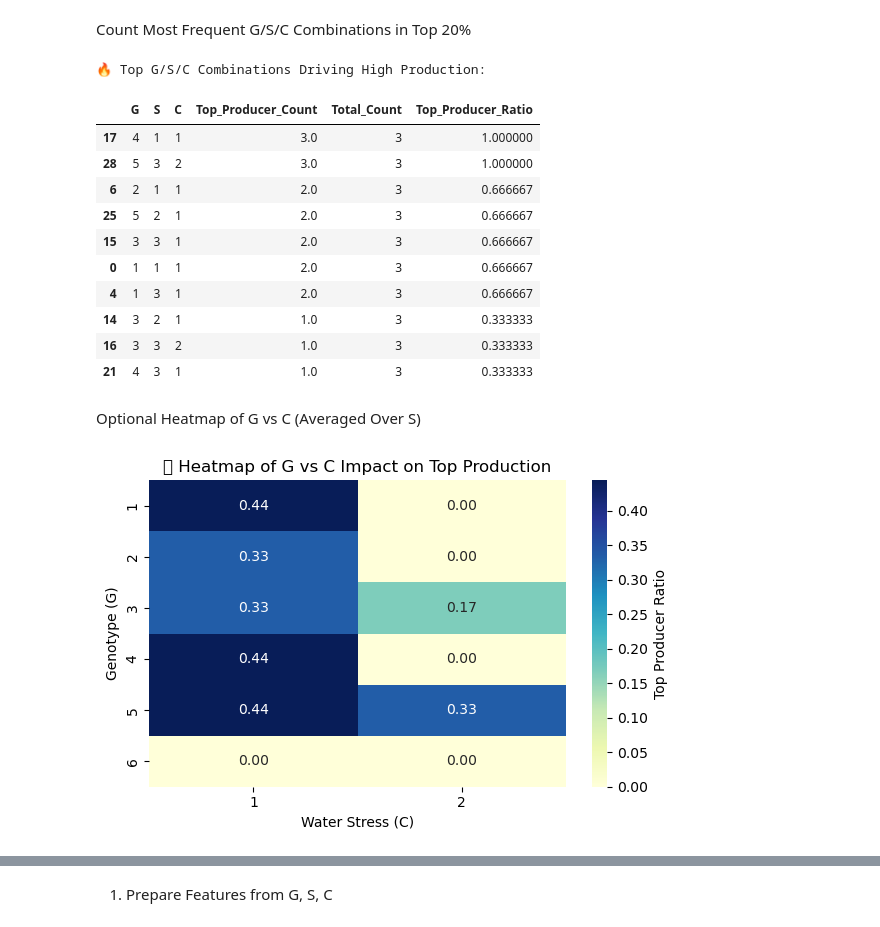
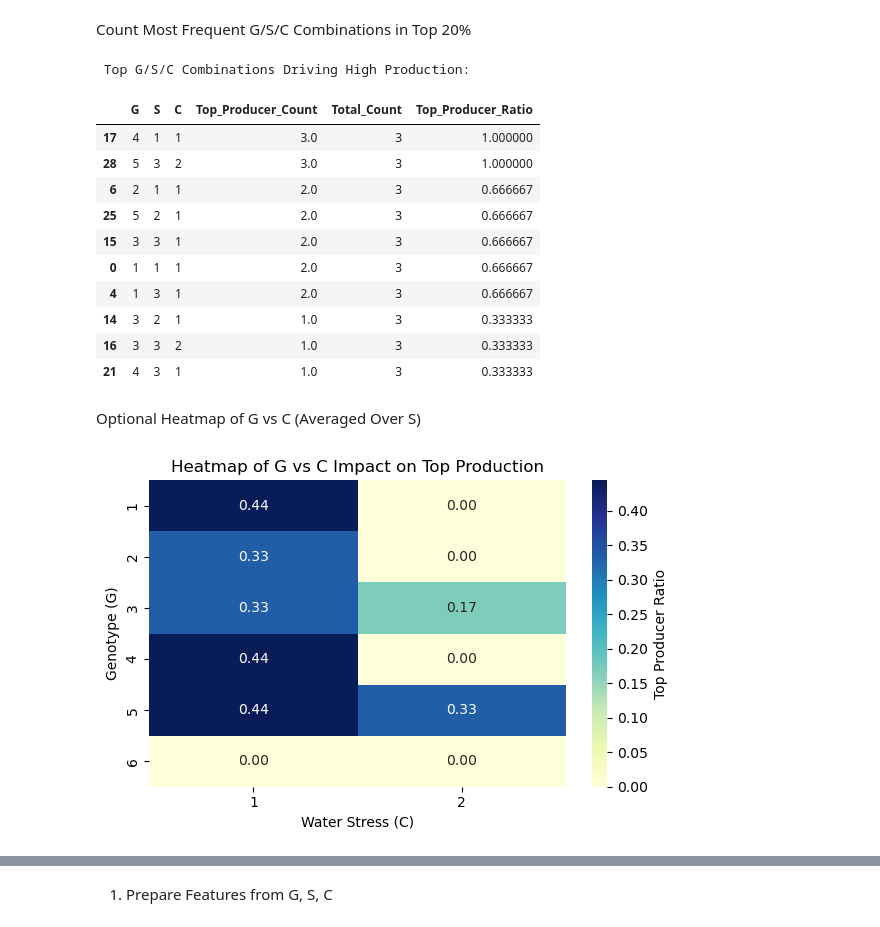
Before and after one commit to SP-2112/Advanced_Soybean_Agricultural_Dataset_Analysis_CS209_TermProject, a Jupyter notebook: Code_Notebooks/Optimal Conditions/Analysis_without_clusters.ipynb, the cells around one changed output, grey strips where cells are left out. Saved outputs shown, nothing was run; the diff lists cells and outputs as text; code cells hidden in the pictures.

```diff
--- a/Code_Notebooks/Optimal Conditions/Analysis_without_clusters.ipynb
+++ b/Code_Notebooks/Optimal Conditions/Analysis_without_clusters.ipynb
@@ -350,10 +324,10 @@ combo_stats["Top_Producer_Ratio"] = combo_stats["Top_Producer_Count"] / combo_st
 # Sort by highest ratio of top producers
 combo_stats = combo_stats.sort_values("Top_Producer_Ratio", ascending=False)
 
-print("🔥 Top G/S/C Combinations Driving High Production:\n")
+print(" Top G/S/C Combinations Driving High Production:\n")
 display(combo_stats.head(10))
 # %% [output]
-🔥 Top G/S/C Combinations Driving High Production:
+ Top G/S/C Combinations Driving High Production:
 |  | G | S | C | Top_Producer_Count | Total_Count | Top_Producer_Ratio |
 | 17 | 4 | 1 | 1 | 3.0 | 3 | 1.000000 |
 | 28 | 5 | 3 | 2 | 3.0 | 3 | 1.000000 |
@@ -370,17 +344,17 @@ Optional Heatmap of G vs C (Averaged Over S)
 # %%
 # Heatmap data prep
 pivot = combo_stats.pivot_table(values="Top_Producer_Ratio", index="G", columns="C", aggfunc="mean")
 
 # Plot
 plt.figure(figsize=(6, 4))
 sns.heatmap(pivot, annot=True, cmap="YlGnBu", fmt=".2f", cbar_kws={'label': 'Top Producer Ratio'})
-plt.title("🔥 Heatmap of G vs C Impact on Top Production")
+plt.title("Heatmap of G vs C Impact on Top Production")
 plt.xlabel("Water Stress (C)")
 plt.ylabel("Genotype (G)")
 plt.tight_layout()
 plt.show()
 # %% [output]
-[figure, old version]
+[figure, new version]
 # %%
 # Heatmap data prep
 pivot = combo_stats.pivot_table(values="Top_Producer_Ratio", index="G", columns="S", aggfunc="mean")
```
Also changed, not shown: parts of 44 cells of this notebook, 3 other files.
